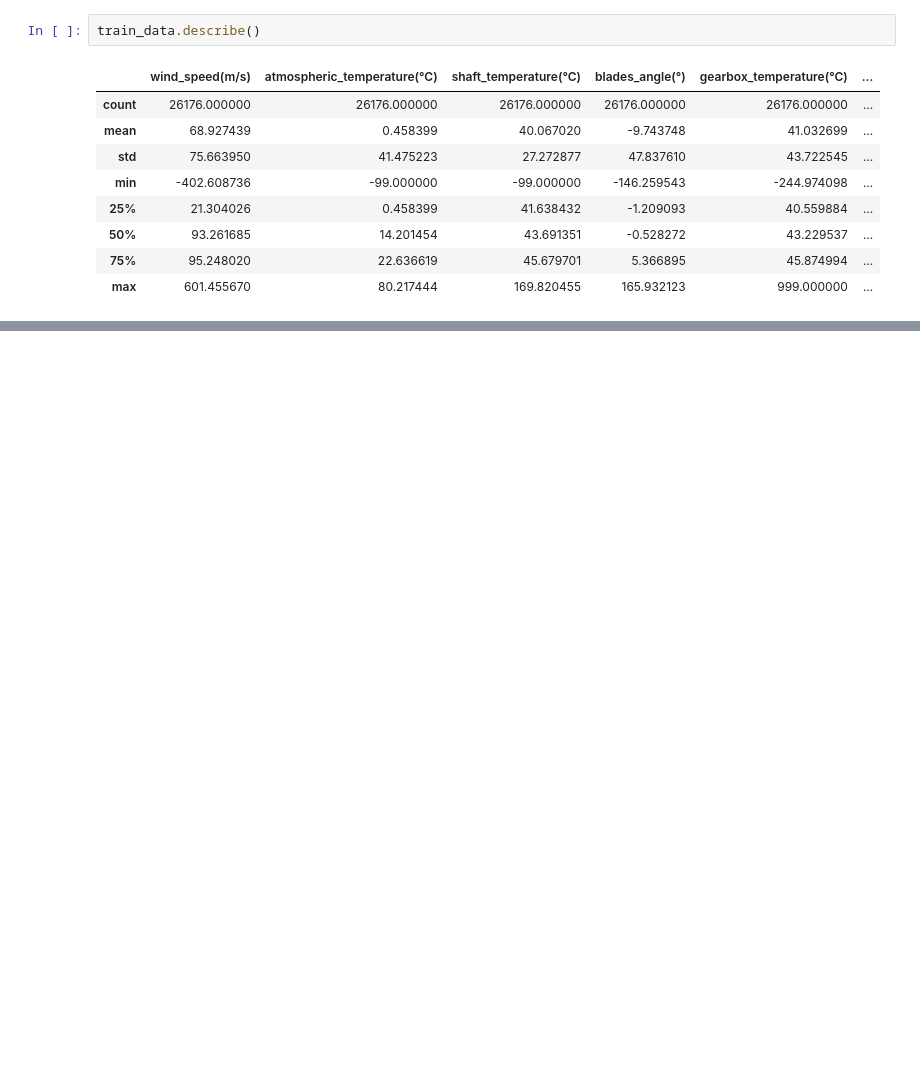
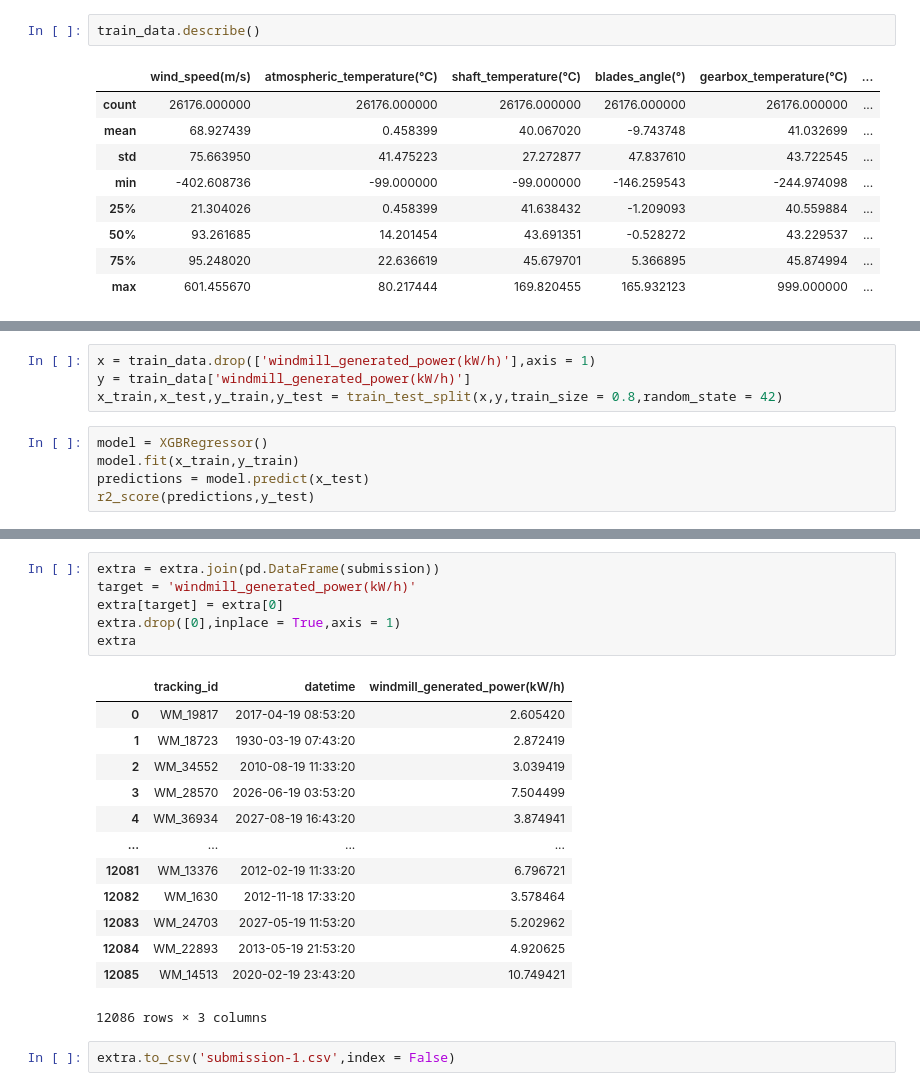
Before and after one commit to himanshu004/ML-DS-Hackathons, a Jupyter notebook: Hacker Earth/Predict-Windmill-Power/notebook.ipynb, the cells around one changed output, grey strips where cells are left out. Drawn from its saved outputs; the diff is of its cells as text; blank space fills up the shorter version.

```diff
--- a/Hacker Earth/Predict-Windmill-Power/notebook.ipynb
+++ b/Hacker Earth/Predict-Windmill-Power/notebook.ipynb
@@ -172,0 +211,9 @@ Reshape your data either using array.reshape(-1, 1) if your data has a single fe
+# %%
+x = train_data.drop(['windmill_generated_power(kW/h)'],axis = 1)
+y = train_data['windmill_generated_power(kW/h)']
+x_train,x_test,y_train,y_test = train_test_split(x,y,train_size = 0.8,random_state = 42)
+# %%
+model = XGBRegressor()
+model.fit(x_train,y_train)
+predictions = model.predict(x_test)
+r2_score(predictions,y_test)
@@ -172,0 +244,22 @@ Reshape your data either using array.reshape(-1, 1) if your data has a single fe
+# %%
+extra = extra.join(pd.DataFrame(submission))
+target = 'windmill_generated_power(kW/h)'
+extra[target] = extra[0]
+extra.drop([0],inplace = True,axis = 1)
+extra
+# %% [output]
+|  | tracking_id | datetime | windmill_generated_power(kW/h) |
+| 0 | WM_19817 | 2017-04-19 08:53:20 | 2.605420 |
+| 1 | WM_18723 | 1930-03-19 07:43:20 | 2.872419 |
+| 2 | WM_34552 | 2010-08-19 11:33:20 | 3.039419 |
+| 3 | WM_28570 | 2026-06-19 03:53:20 | 7.504499 |
+| 4 | WM_36934 | 2027-08-19 16:43:20 | 3.874941 |
+| ... | ... | ... | ... |
+| 12081 | WM_13376 | 2012-02-19 11:33:20 | 6.796721 |
+| 12082 | WM_1630 | 2012-11-18 17:33:20 | 3.578464 |
+| 12083 | WM_24703 | 2027-05-19 11:53:20 | 5.202962 |
+| 12084 | WM_22893 | 2013-05-19 21:53:20 | 4.920625 |
+| 12085 | WM_14513 | 2020-02-19 23:43:20 | 10.749421 |
+12086 rows × 3 columns
+# %%
+extra.to_csv('submission-1.csv',index = False)
```
Also changed, not shown: parts of 18 cells of this notebook, 1 other file.
